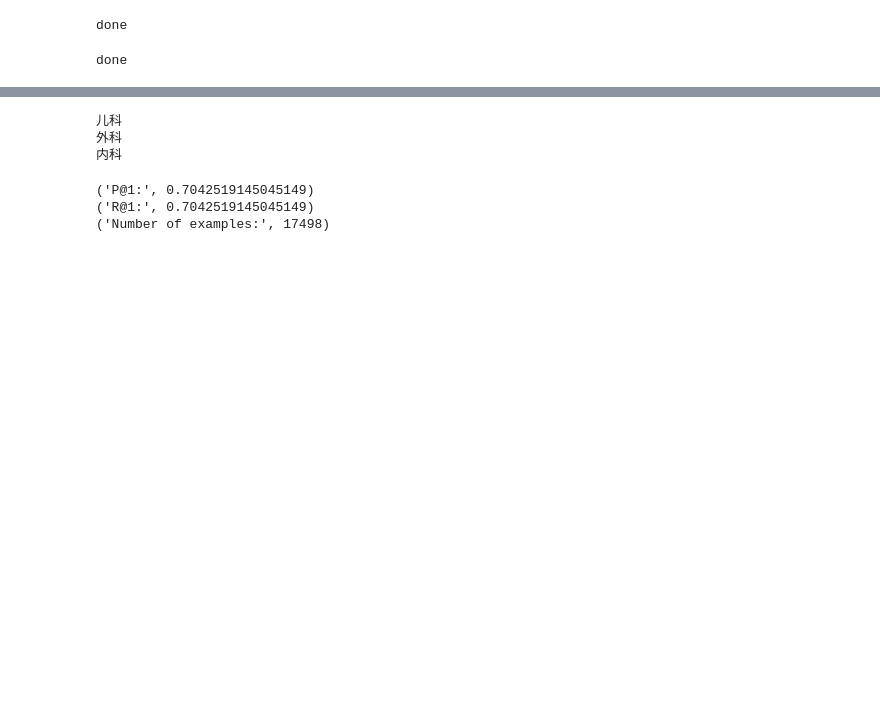
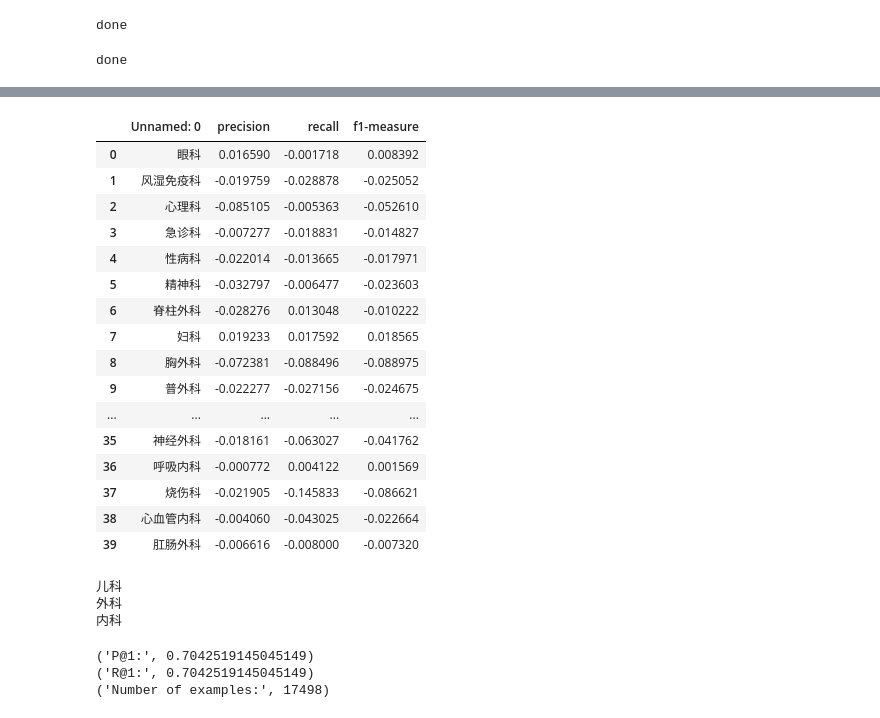
Before and after one commit to bhfs9999/appointment, a Jupyter notebook: appointment.ipynb, the cells around one changed output, grey strips where cells are left out. Saved outputs shown, nothing was run; the diff lists cells and outputs as text; code cells hidden in the pictures; blank space fills up the shorter version.

Commit message:
tfidf

```diff
--- a/appointment.ipynb
+++ b/appointment.ipynb
@@ -1221,3 +1289,29 @@ df.to_csv("resule_using_cut.csv", encoding = "utf-8")
+# %%
+df_old = pd.read_csv("result_using_cut_for_search.csv")
+res = df_new = pd.read_csv("result_using_tfidf.csv")
+
+res['precision'] -= df_old['precision']
+res['recall'] -= df_old['recall']
+res['f1-measure'] -= df_old['f1-measure']
+res
+# %% [output]
+|  | Unnamed: 0 | precision | recall | f1-measure |
+| 0 | 眼科 | 0.016590 | -0.001718 | 0.008392 |
+| 1 | 风湿免疫科 | -0.019759 | -0.028878 | -0.025052 |
+| 2 | 心理科 | -0.085105 | -0.005363 | -0.052610 |
+| 3 | 急诊科 | -0.007277 | -0.018831 | -0.014827 |
+| 4 | 性病科 | -0.022014 | -0.013665 | -0.017971 |
+| 5 | 精神科 | -0.032797 | -0.006477 | -0.023603 |
+| 6 | 脊柱外科 | -0.028276 | 0.013048 | -0.010222 |
+| 7 | 妇科 | 0.019233 | 0.017592 | 0.018565 |
+| 8 | 胸外科 | -0.072381 | -0.088496 | -0.088975 |
+| 9 | 普外科 | -0.022277 | -0.027156 | -0.024675 |
+| ... | ... | ... | ... | ... |
+| 35 | 神经外科 | -0.018161 | -0.063027 | -0.041762 |
+| 36 | 呼吸内科 | -0.000772 | 0.004122 | 0.001569 |
+| 37 | 烧伤科 | -0.021905 | -0.145833 | -0.086621 |
+| 38 | 心血管内科 | -0.004060 | -0.043025 | -0.022664 |
+| 39 | 肛肠外科 | -0.006616 | -0.008000 | -0.007320 |
 # %%
 #加载label与科室对应关系
 first = pkl.load(open('../data/department.pkl', 'rb'))
```
Also changed, not shown: parts of 17 cells of this notebook, 3 other files.
